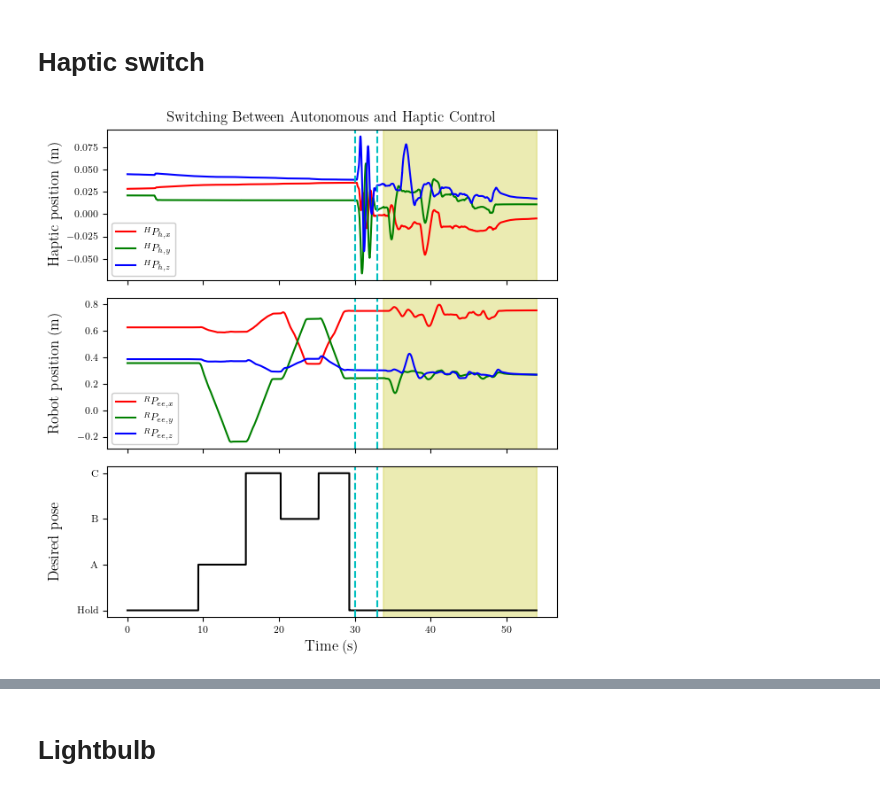
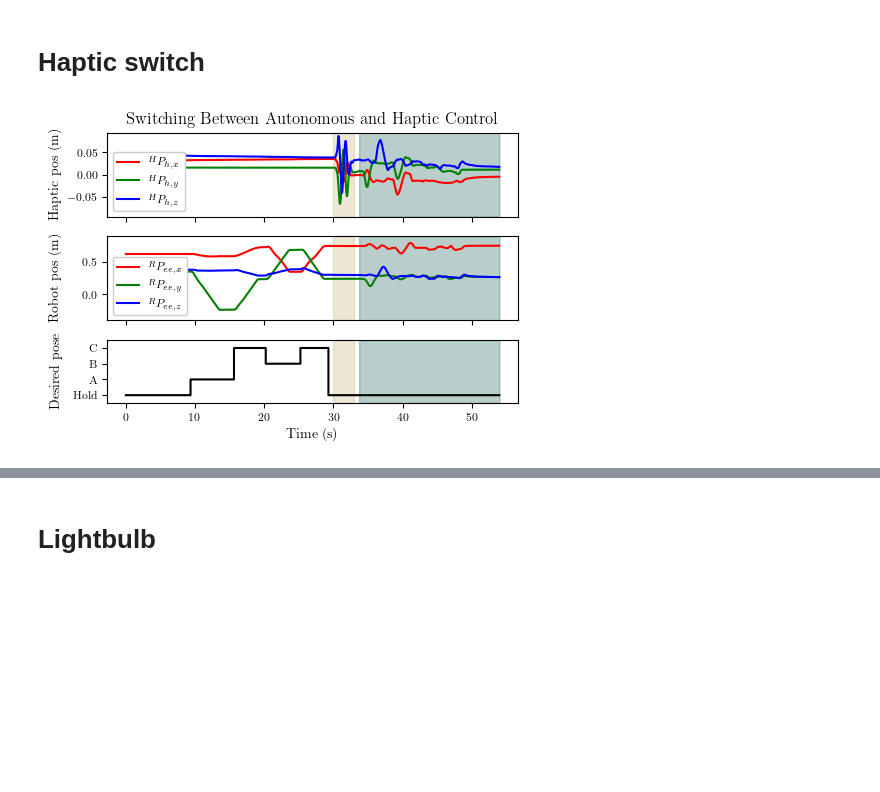
Before and after one commit to egalbally/LearningRobotSkills, a Jupyter notebook: plotter.ipynb, the cells around one changed output, grey strips where cells are left out. Saved outputs shown, nothing was run; the diff lists cells and outputs as text; code cells hidden in the pictures; blank space fills up the shorter version.

Commit message:
revised plotter for visualizing data

```diff
--- a/plotter.ipynb
+++ b/plotter.ipynb
@@ -12,7 +12,7 @@ pgf_with_latex = {                      # setup matplotlib to use latex for outp
     "font.serif": [],                   # blank entries should cause plots
     "font.sans-serif": [],              # to inherit fonts from the document
     "font.monospace": [],
-    "axes.labelsize": 12,               # LaTeX default is 10pt font.
+    "axes.labelsize": 10,               # LaTeX default is 10pt font.
     "font.size": 10,
     "legend.fontsize": 8,               # Make the legend/label fonts
     "xtick.labelsize": 8,               # a little smaller
@@ -49,7 +49,8 @@ for i in range(n_rows):
     ee_ori[i] = np.vstack((data[i,15:18], data[i,18:21], data[i,21:24]))
 # %%
 n_plots = 3
-fig, axs = plt.subplots(n_plots, 1, sharex=True, figsize=(6,6))
+fig, axs = plt.subplots(n_plots, 1, sharex=True, figsize=(5,3.2),
+                       gridspec_kw={'height_ratios': [1, 1, 0.75]})
 
 # color x,y,z as rgb with labels
 color_list = ['r', 'g', 'b']
@@ -79,38 +80,45 @@ y_ticks = [[0, 1, 2, 3]]
 y_tick_labels = [["Hold", "A", "B", "C"]]
 for i, axs_index in enumerate(axs_indices):
     axs[axs_index].set_yticks(y_ticks[i])
     axs[axs_index].set_yticklabels(y_tick_labels[i])
 
 x_positions = [30, 33]
 # y_labels = ["Haptic control", "Haptic position (m)", "Robot position (m)", "Desired pose"]
-y_labels = ["Haptic position (m)", "Robot position (m)", "Desired pose"]
+y_labels = ["Haptic pos (m)", "Robot pos (m)", "Desired pose"]
+y_lims = [(-0.095, 0.095), (-0.4, 0.9), (-0.5, 3.5)]
 for i in range(n_plots):
     axs[i].set_ylabel(y_labels[i])
 
     # highlight haptic control on area
-    ymin, ymax = axs[i].get_ylim()
+#     ymin, ymax = axs[i].get_ylim()
+    ymin, ymax = y_lims[i]
     axs[i].set_ylim((ymin,ymax))
     axs[i].fill_between(time, ymin, ymax, where=(haptic_control_on==1),
-                   alpha=0.3, color='y')
+                   alpha=0.3, color='#175e54ff')
 
     # add vertical lines
-    for x_position in x_positions:
-        axs[i].axvline(x=x_position, color='c', linestyle='--')
+    #53284f for alternate to cyan
+#     for x_position in x_positions:
+#         axs[i].axvline(x=x_position, color='#53284f', linestyle='--')
+    axs[i].fill_between(time, ymin, ymax, where=((time>=x_positions[0]) & (time<=x_positions[1])),
+                   alpha=0.4, color='#d2c295ff')
 
 #     axs[i].text(40.5, ymin + (ymax-ymin)/6, 'Haptic control on')
 
 # axs[0].legend(loc='center left', bbox_to_anchor=(1, 0.5))
 # axs[1].legend(loc='center left', bbox_to_anchor=(1, 0.5))
 axs[0].legend(loc='lower left', framealpha=1)
 axs[1].legend(loc='lower left', framealpha=1)
 
 fig.align_ylabels()
 fig.tight_layout()
 
 axs[0].set_title("Switching Between Autonomous and Haptic Control")
 plt.xlabel("Time (s)")
+
+plt.savefig('./data/plots/haptic_auto_switch.svg', format='svg', dpi=1200)
 plt.show()
 # %% [output]
-[figure, old version]
+[figure, new version]
 # %%
 n_plots = 3
```
Also changed, not shown: parts of 23 cells of this notebook.
